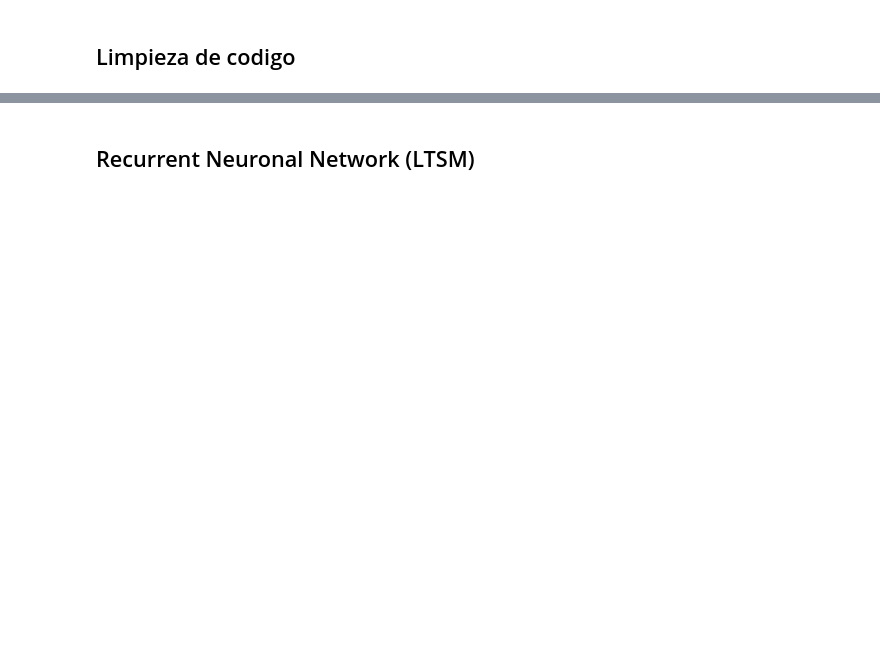
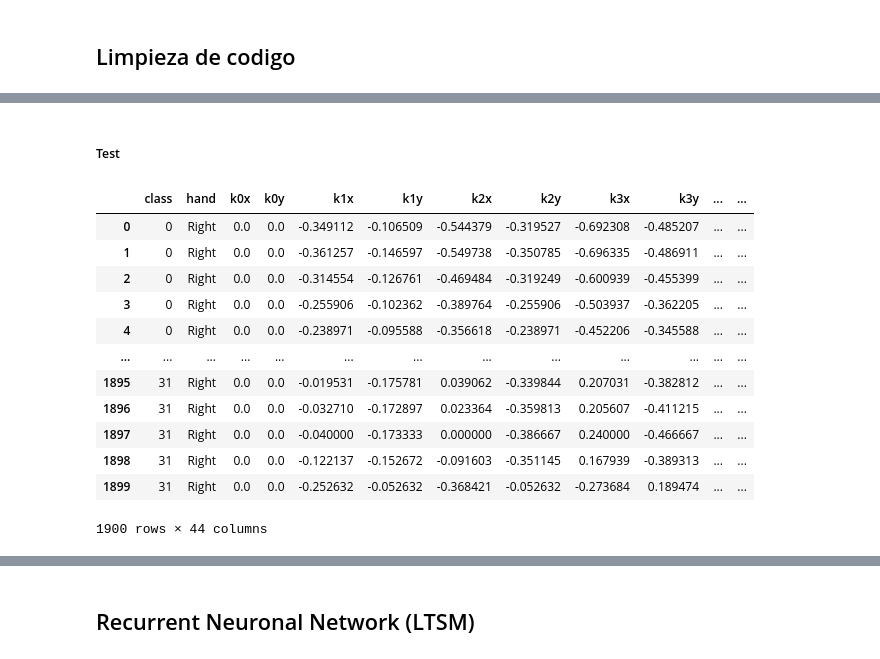
Before and after one commit to XxANTONIO73xX/CDI-Final, a Jupyter notebook: notebooks/notebook.ipynb, the cells around one changed output, grey strips where cells are left out. Drawn from its saved outputs; the diff is of its cells as text; code cells hidden in the pictures; blank space fills up the shorter version.

```diff
--- a/notebooks/notebook.ipynb
+++ b/notebooks/notebook.ipynb
@@ -180,0 +273,32 @@ plt.show()
+# %% [markdown]
+##### Test
+# %%
+#Datos en 2D
+dataframes = []
+dir_path = '../data/2d_DATA/'
+for folder, i in zip(os.listdir(dir_path), range(len(os.listdir(dir_path)))):
+    path = os.path.join(dir_path, folder)
+    if os.path.isdir(path):
+        for file in os.listdir(path=path):
+            if file.endswith(f'train_{i}.csv'):
+                continue
+            if file.endswith('.csv'):
+                path_file = os.path.join(path, file)
+                df = pd.read_csv(path_file)
+                dataframes.append(df)
+df_2d_test = pd.concat(dataframes, ignore_index=True)
+df_2d_test
+# %% [output]
+|  | class | hand | k0x | k0y | k1x | k1y | k2x | k2y | k3x | k3y | ... | ... |
+| 0 | 0 | Right | 0.0 | 0.0 | -0.349112 | -0.106509 | -0.544379 | -0.319527 | -0.692308 | -0.485207 | ... | ... |
+| 1 | 0 | Right | 0.0 | 0.0 | -0.361257 | -0.146597 | -0.549738 | -0.350785 | -0.696335 | -0.486911 | ... | ... |
+| 2 | 0 | Right | 0.0 | 0.0 | -0.314554 | -0.126761 | -0.469484 | -0.319249 | -0.600939 | -0.455399 | ... | ... |
+| 3 | 0 | Right | 0.0 | 0.0 | -0.255906 | -0.102362 | -0.389764 | -0.255906 | -0.503937 | -0.362205 | ... | ... |
+| 4 | 0 | Right | 0.0 | 0.0 | -0.238971 | -0.095588 | -0.356618 | -0.238971 | -0.452206 | -0.345588 | ... | ... |
+| ... | ... | ... | ... | ... | ... | ... | ... | ... | ... | ... | ... | ... |
+| 1895 | 31 | Right | 0.0 | 0.0 | -0.019531 | -0.175781 | 0.039062 | -0.339844 | 0.207031 | -0.382812 | ... | ... |
+| 1896 | 31 | Right | 0.0 | 0.0 | -0.032710 | -0.172897 | 0.023364 | -0.359813 | 0.205607 | -0.411215 | ... | ... |
+| 1897 | 31 | Right | 0.0 | 0.0 | -0.040000 | -0.173333 | 0.000000 | -0.386667 | 0.240000 | -0.466667 | ... | ... |
+| 1898 | 31 | Right | 0.0 | 0.0 | -0.122137 | -0.152672 | -0.091603 | -0.351145 | 0.167939 | -0.389313 | ... | ... |
+| 1899 | 31 | Right | 0.0 | 0.0 | -0.252632 | -0.052632 | -0.368421 | -0.052632 | -0.273684 | 0.189474 | ... | ... |
+1900 rows × 44 columns
```
Also changed, not shown: parts of 49 cells of this notebook, 4 other files.
